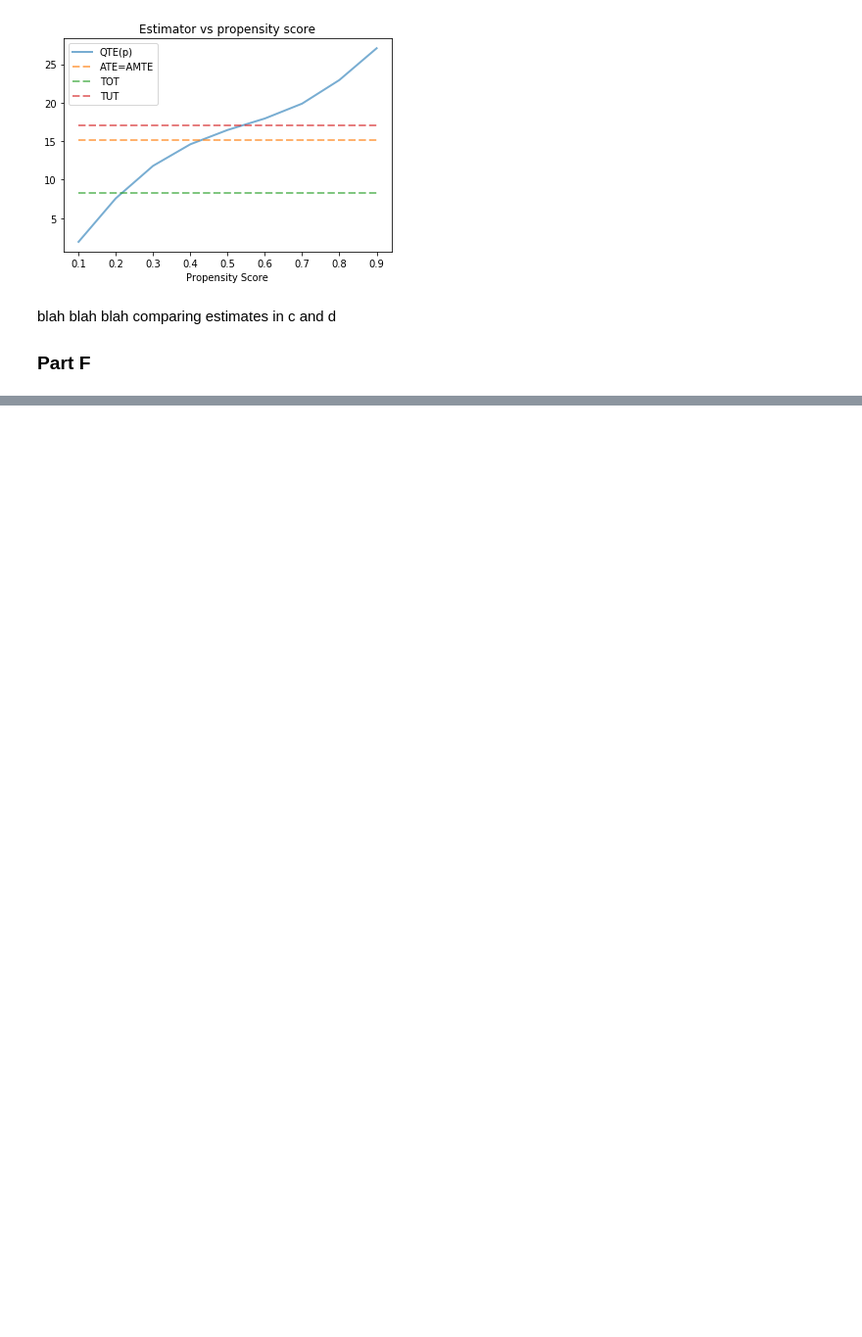
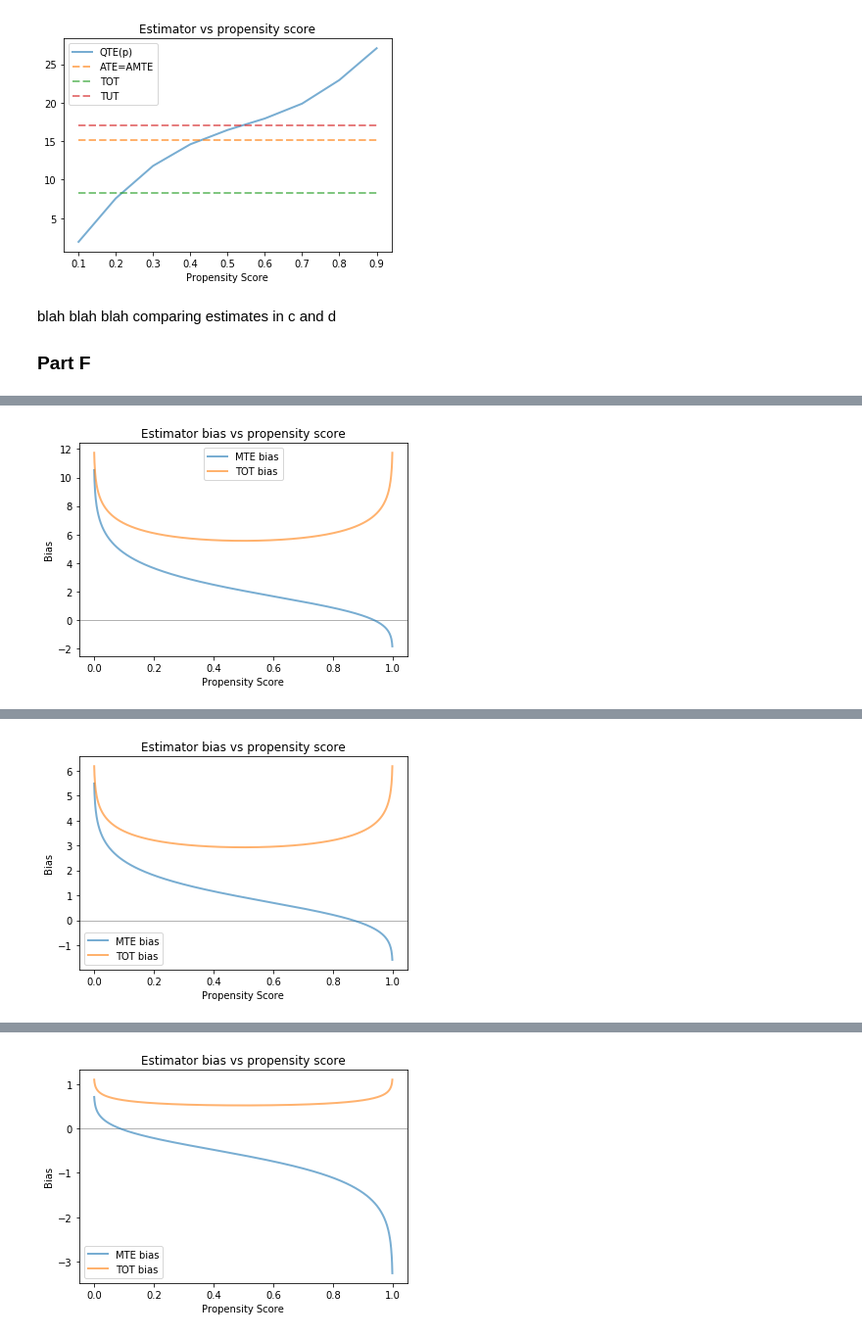
Before and after one commit to jeannesorin/Skwad, a Jupyter notebook: Empirical Analysis III/Problem Sets/Heckman Pset 4/Heckman Problem Set 4-Manav.ipynb, the cells around one changed output, grey strips where cells are left out. Shown at 98% size. Cells and saved outputs as stored; diff of their text form; code cells hidden in the pictures; blank space fills up the shorter version.

Commit message:
A bunch of additions to my Heckman pset 4 code

```diff
--- a/Empirical Analysis III/Problem Sets/Heckman Pset 4/Heckman Problem Set 4-Manav.ipynb
+++ b/Empirical Analysis III/Problem Sets/Heckman Pset 4/Heckman Problem Set 4-Manav.ipynb
@@ -427,0 +434,65 @@ for data in [data_1]:#database_list:
+# %%
+count = 1
+
+for data in database_list:
+
+    print('')
+    print('Database ' + str(count) + ':')
+
+    #create bias regression variable
+    df = data
+    df['cntr_f_v_1'] = norm.pdf(norm.ppf(df['p_score']))/df['p_score']
+    df['cntr_f_v_0'] = norm.pdf(norm.ppf(df['p_score']))/(1-df['p_score'])
+
+    #Regression on treated
+    print('Regression on treated')
+    df_1 = df[df['D']==1]
+    X = df_1[['X1','X2','cntr_f_v_1']]
+    #X = smapi.add_constant(X)
+    y = df_1['Y']
+    model = smapi.OLS(y, X)
+    results = model.fit()
+    print(results.summary())
+    β_11, β_12, ζ_1 = results.params
+
+    #Regression on untreated
+    print('Regression on untreated')
+    df_0 = df[df['D']==0]
+    X = df_0[['X1','X2','cntr_f_v_0']]
+    #X = smapi.add_constant(X)
+    y = df_0['Y']
+    model = smapi.OLS(y, X)
+    results = model.fit()
+    print(results.summary())
+    β_01, β_02, ζ_0 = results.params
+
+    #add estimates to dataframe to evaluate parameters of interest
+    df['β_11'] = β_11
+    df['β_12'] = β_12
+    df['ζ_1'] = ζ_1
+    df['β_01'] = β_01
+    df['β_02'] = β_02
+    df['ζ_0'] = ζ_0
+
+    #evaluate parameter value at each point,
+    df['ATE'] = df['β_11']*df['X1'] + df['β_12']*df['X2'] - df['β_01']*df['X1'] - df['β_02']*df['X2']
+    df['MTE'] = df['β_11']*df['X1'] + df['β_12']*df['X2'] - df['β_01']*df['X1'] - df['β_02']*df['X2'] - (df['ζ_1'] + df['ζ_0'])*norm.ppf(df['p_score'])
+    df['TOT'] = df['β_11']*df['X1'] + df['β_12']*df['X2'] - df['β_01']*df['X1'] - df['β_02']*df['X2'] + (df['ζ_1'] + df['ζ_0'])*df['cntr_f_v_1']
+    count = count + 1
+
+    p_values = np.linspace(0, 1, 1000)
+    #Bias expressions from NBER working paper appendix by Heckman and Navarro-Lozano
+    MTE_bias = [(ζ_0*p + ζ_1*(1-p))*norm.pdf(norm.ppf(1-p))/(p*(1-p)) - norm.ppf(1-p)*(ζ_1 - ζ_0) for p in p_values]
+    TOT_bias = [ζ_0*norm.pdf(norm.ppf(1-p))/(p*(1-p)) for p in p_values]
+
+    fig, ax = plt.subplots()
+    ax.axhline(y=0, color='gray',alpha=0.6, linewidth=1)
+    ax.plot(p_values, MTE_bias, linewidth=2, alpha=0.6, label='MTE bias')
+    ax.plot(p_values, TOT_bias, linewidth=2, alpha=0.6, label='TOT bias')
+    ax.legend(loc='best')
+    ax.set_title('Estimator bias vs propensity score')
+    ax.set_xlabel('Propensity Score')
+    ax.set_ylabel('Bias')
+    plt.savefig('Problem Set 4 Charts/5c_db' + str(count) + '_bias_plot.png')
+    plt.show()
+# %% [output]
@@ -427,0 +516 @@ for data in [data_1]:#database_list:
+[figure, added]
@@ -427,0 +534 @@ for data in [data_1]:#database_list:
+[figure, added]
@@ -427,0 +552 @@ for data in [data_1]:#database_list:
+[figure, added]
```
Also changed, not shown: parts of 9 cells of this notebook.
